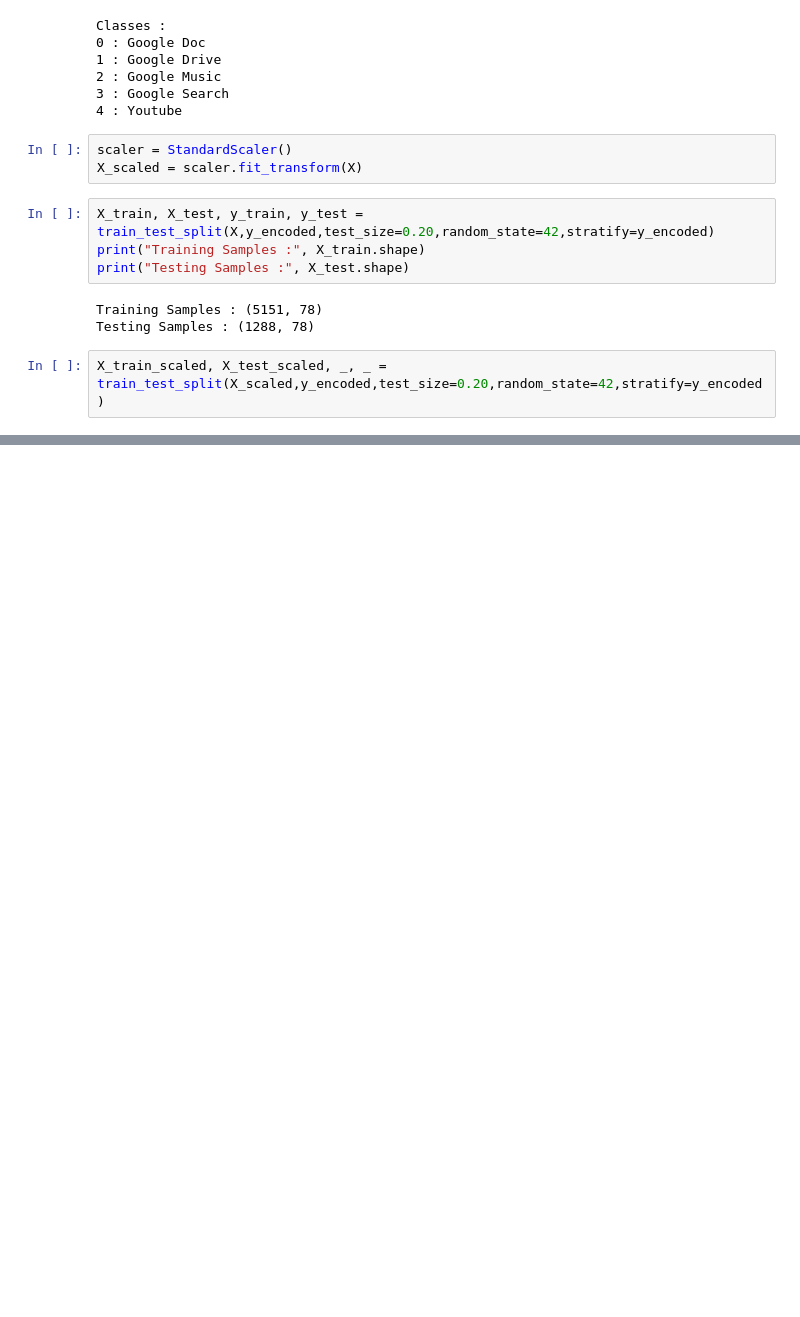
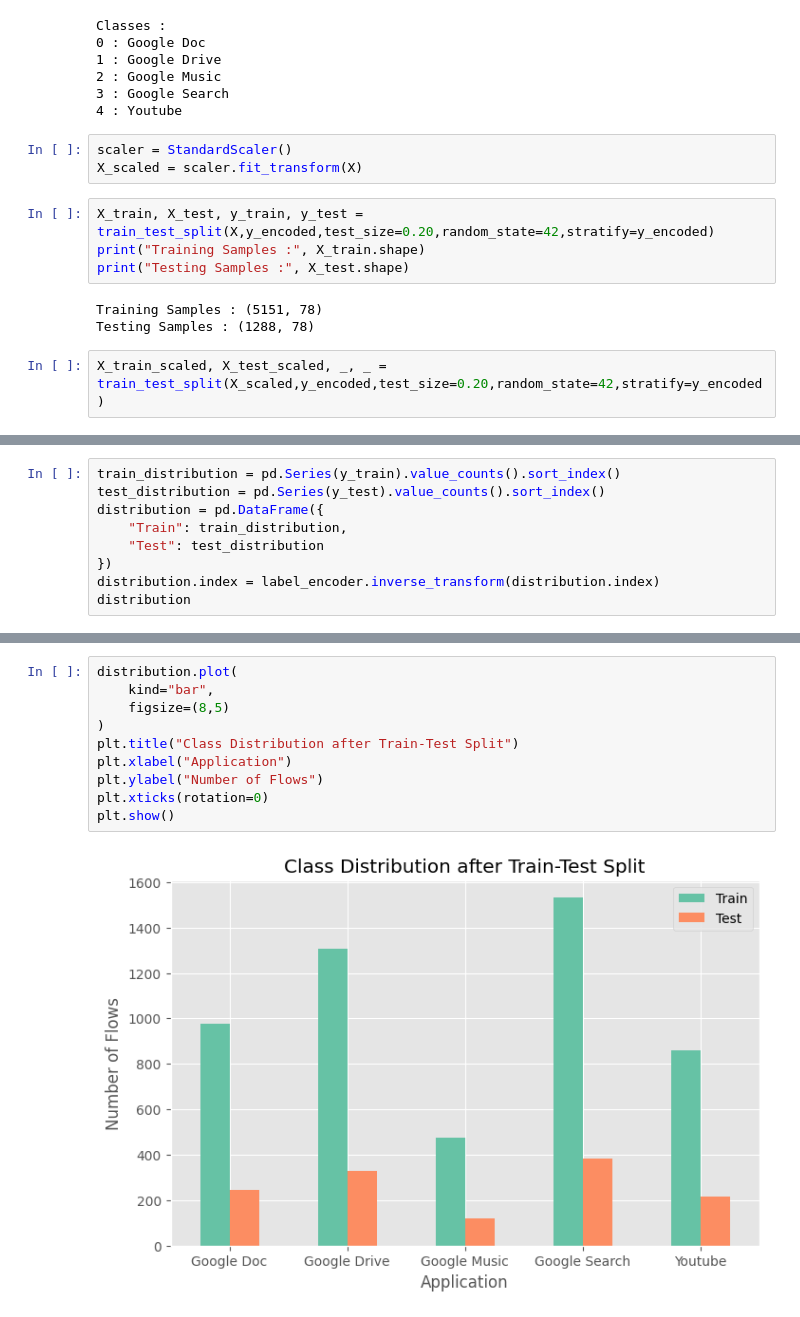
Before and after one commit to parthkhajgiwale/MSc-Capstone, a Jupyter notebook: UCDavis Baseline.ipynb, the cells around one changed output, grey strips where cells are left out. Cells and saved outputs as stored; diff of their text form; blank space fills up the shorter version.

```diff
--- a/UCDavis Baseline.ipynb
+++ b/UCDavis Baseline.ipynb
@@ -134,0 +140,9 @@ X_train_scaled, X_test_scaled, _, _ = train_test_split(X_scaled,y_encoded,test_s
+# %%
+train_distribution = pd.Series(y_train).value_counts().sort_index()
+test_distribution = pd.Series(y_test).value_counts().sort_index()
+distribution = pd.DataFrame({
+    "Train": train_distribution,
+    "Test": test_distribution
+})
+distribution.index = label_encoder.inverse_transform(distribution.index)
+distribution
@@ -134,0 +156,12 @@ X_train_scaled, X_test_scaled, _, _ = train_test_split(X_scaled,y_encoded,test_s
+# %%
+distribution.plot(
+    kind="bar",
+    figsize=(8,5)
+)
+plt.title("Class Distribution after Train-Test Split")
+plt.xlabel("Application")
+plt.ylabel("Number of Flows")
+plt.xticks(rotation=0)
+plt.show()
+# %% [output]
+[figure, added]
```
Also changed, not shown: parts of 14 cells of this notebook.
